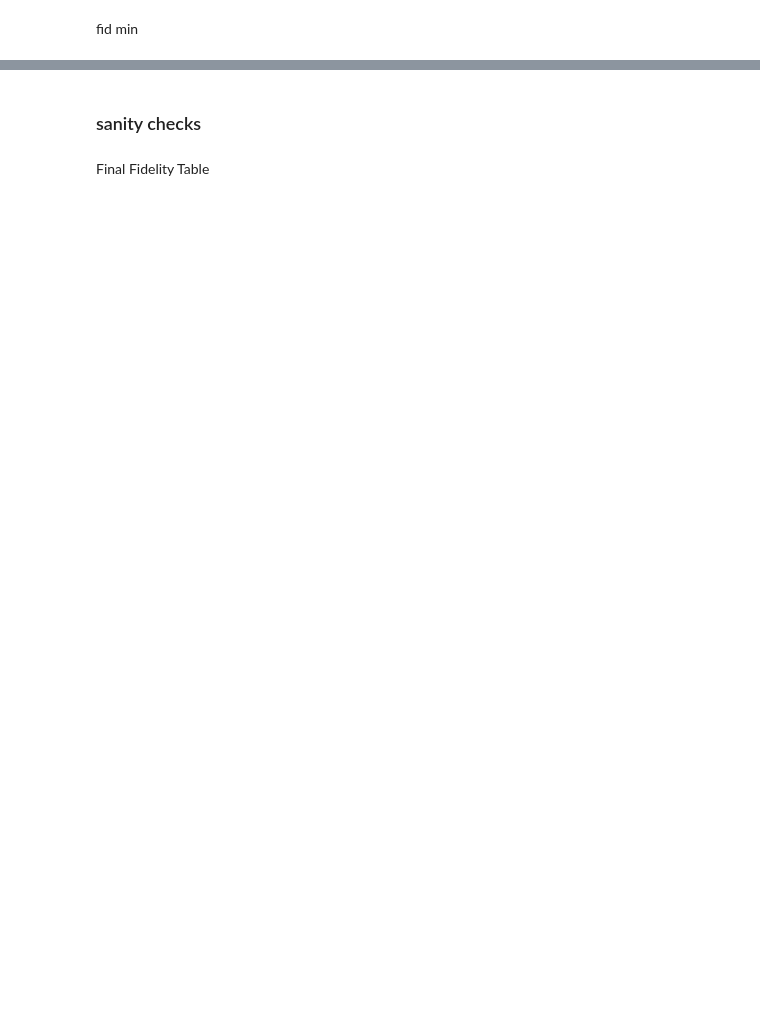
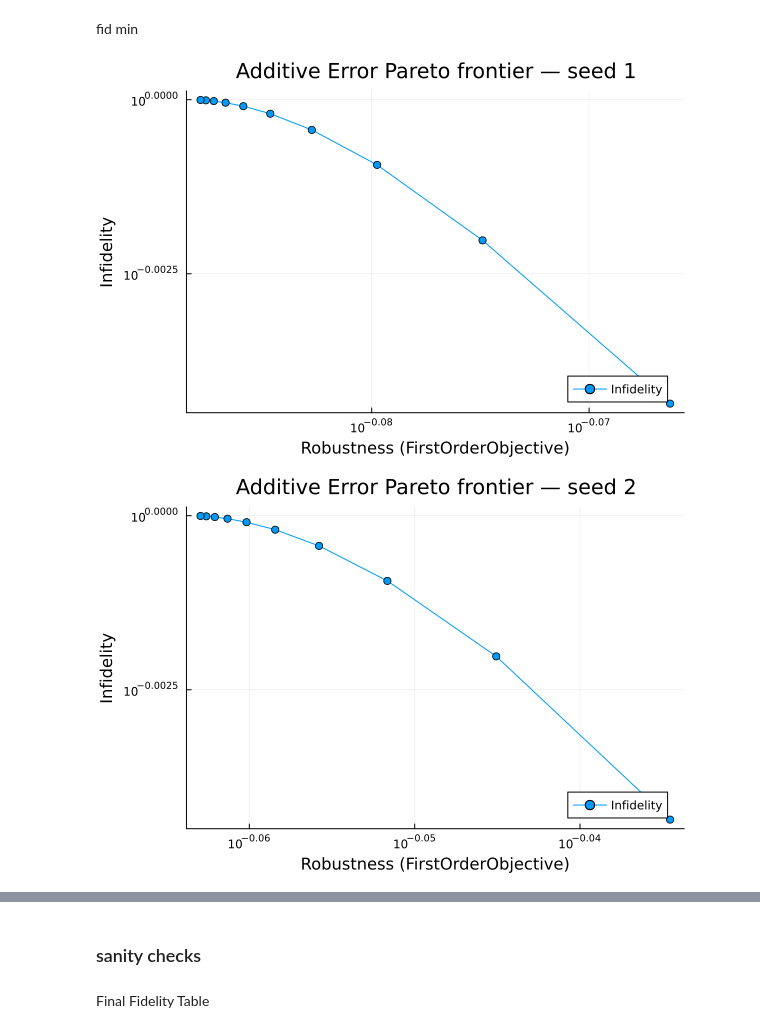
Before and after one commit to samafine1/notebooks, a Jupyter notebook: src/pareto_frontiers.ipynb, the cells around one changed output, grey strips where cells are left out. Saved outputs shown, nothing was run; the diff lists cells and outputs as text; code cells hidden in the pictures; blank space fills up the shorter version.

```diff
--- a/src/pareto_frontiers.ipynb
+++ b/src/pareto_frontiers.ipynb
@@ -560,8 +515,8 @@ fid min
 # %%
 for s in 1:n_seeds
     plt = Plots.plot(
-        xlabel="Robustness (1/FirstOrderObjective)",
-        ylabel="Fidelity",
+        xlabel="Robustness (FirstOrderObjective)",
+        ylabel="Infidelity",
         title="Additive Error Pareto frontier — seed $s",
         xscale = :log10, yscale = :log10,
         legend=:bottomright, grid=true
@@ -575,35 +530,38 @@ for s in 1:n_seeds
         Z_vec = vec(add_prob.trajectory)
         obj_val = 1/obj.L(Z_vec)
         push!(xs, obj_val)
         push!(ys, f)
         # push!(ys, y_fid)
     end
-    name = "Fidelity"
-    Plots.plot!(plt, xs, ys, marker=:circle, label="Fidelity")
+    name = "Infidelity"
+    Plots.plot!(plt, xs, ys, marker=:circle, label="Infidelity")
     display(plt)
 end
 
 for s in 1:n_seeds
     plt = Plots.plot(
         xlabel="Robustness (1/FirstOrderObjective)",
-        ylabel="Fidelity",
+        ylabel="Infidelity",
         title="Multiplicative Error Pareto frontier — seed $s",
         xscale = :log10, yscale = :log10,
         legend=:bottomright, grid=true
     )
     xs = Float64[]  # robustness
     ys = Float64[]  # fidelity
     for (j, f) in enumerate(final_fid_floor)
         mult_prob = final_mult_probs[s, j]
         X_drive = sys.H.H_drives[1]
         Hₑ_mult = a -> a[1] * X_drive
         obj = FirstOrderObjective(Hₑ_mult, mult_prob.trajectory)
         Z_vec = vec(mult_prob.trajectory)
         obj_val = 1/obj.L(Z_vec)
         push!(xs, obj_val)
         push!(ys, f)
     end
-    name = "Fidelity"
-    Plots.plot!(plt, xs, ys, marker=:circle, label="Fidelity")
+    name = "Infidelity"
+    Plots.plot!(plt, xs, ys, marker=:circle, label="Infidelity")
     display(plt)
 end
+# %% [output]
+[figure, added]
+[figure, added]
```
Also changed, not shown: parts of 17 cells of this notebook, 30 other files.
